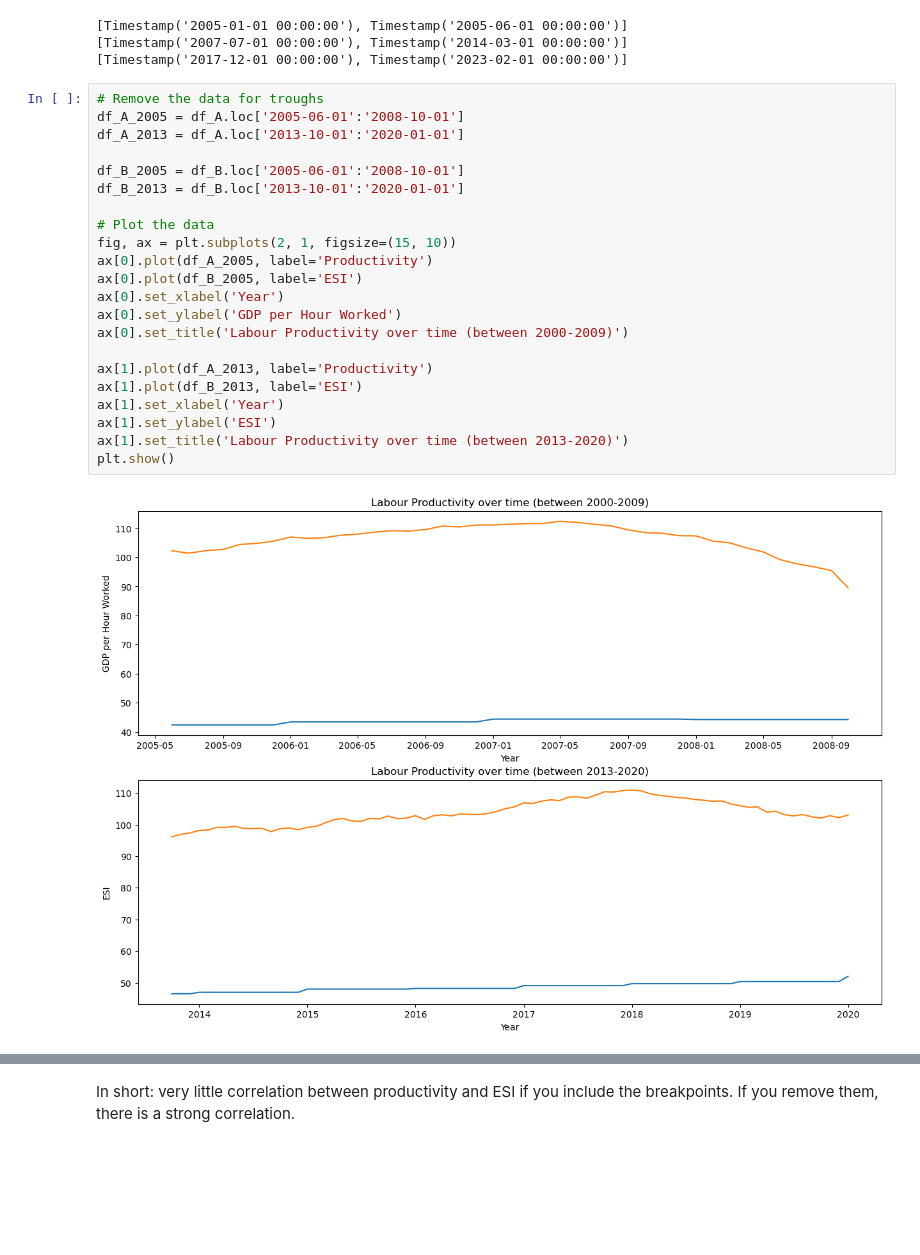
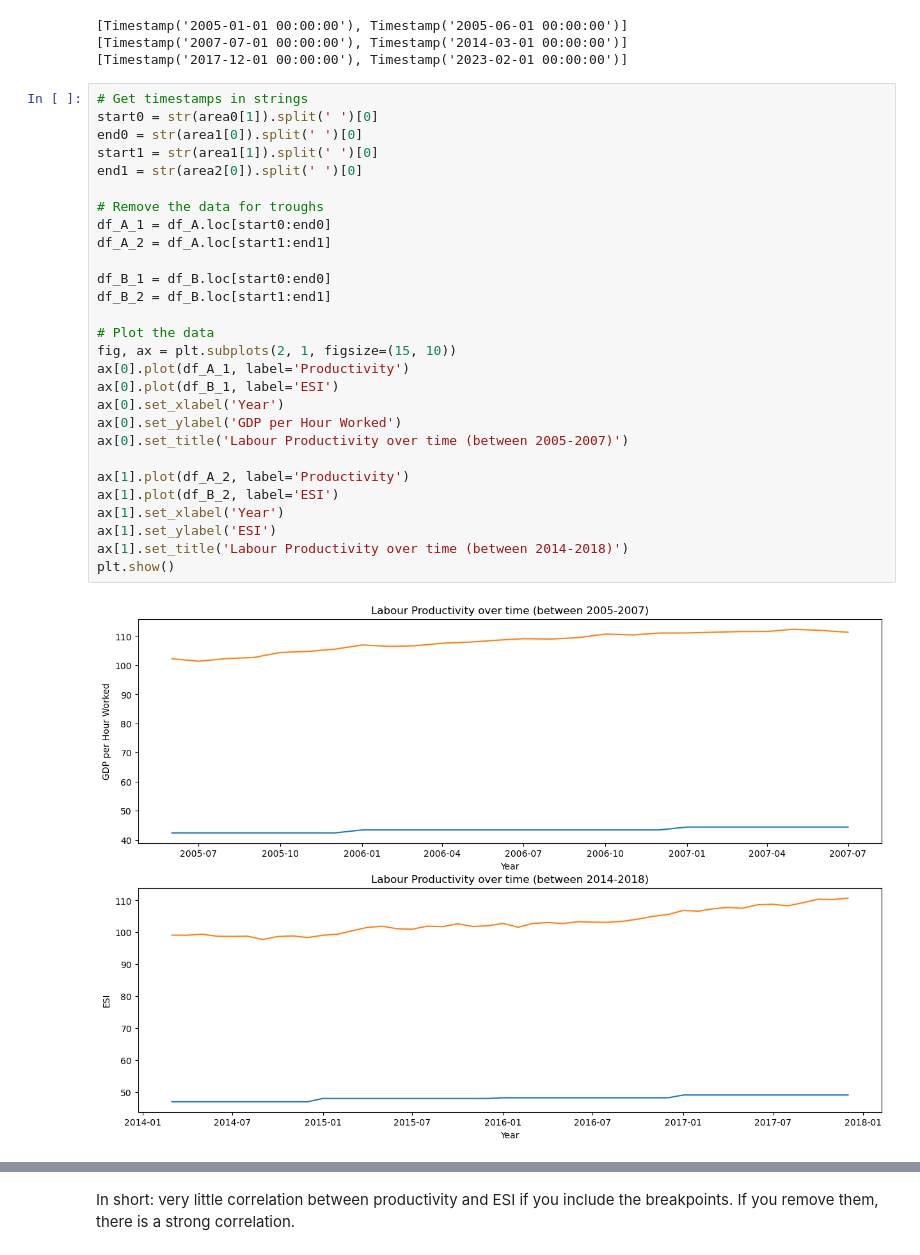
Before and after one commit to JoanneLin168/ADS-European-Productivity, a Jupyter notebook: Notebooks/productivityVsESI.ipynb, the cells around one changed output, grey strips where cells are left out. Drawn from its saved outputs; the diff is of its cells as text; blank space fills up the shorter version.

```diff
--- a/Notebooks/productivityVsESI.ipynb
+++ b/Notebooks/productivityVsESI.ipynb
@@ -166,28 +165,34 @@ print(area2)
 [Timestamp('2007-07-01 00:00:00'), Timestamp('2014-03-01 00:00:00')]
 [Timestamp('2017-12-01 00:00:00'), Timestamp('2023-02-01 00:00:00')]
 # %%
+# Get timestamps in strings
+start0 = str(area0[1]).split(' ')[0]
+end0 = str(area1[0]).split(' ')[0]
+start1 = str(area1[1]).split(' ')[0]
+end1 = str(area2[0]).split(' ')[0]
+
 # Remove the data for troughs
-df_A_2005 = df_A.loc['2005-06-01':'2008-10-01']
-df_A_2013 = df_A.loc['2013-10-01':'2020-01-01']
+df_A_1 = df_A.loc[start0:end0]
+df_A_2 = df_A.loc[start1:end1]
 
-df_B_2005 = df_B.loc['2005-06-01':'2008-10-01']
-df_B_2013 = df_B.loc['2013-10-01':'2020-01-01']
+df_B_1 = df_B.loc[start0:end0]
+df_B_2 = df_B.loc[start1:end1]
 
 # Plot the data
 fig, ax = plt.subplots(2, 1, figsize=(15, 10))
-ax[0].plot(df_A_2005, label='Productivity')
-ax[0].plot(df_B_2005, label='ESI')
+ax[0].plot(df_A_1, label='Productivity')
+ax[0].plot(df_B_1, label='ESI')
 ax[0].set_xlabel('Year')
 ax[0].set_ylabel('GDP per Hour Worked')
-ax[0].set_title('Labour Productivity over time (between 2000-2009)')
+ax[0].set_title('Labour Productivity over time (between 2005-2007)')
 
-ax[1].plot(df_A_2013, label='Productivity')
-ax[1].plot(df_B_2013, label='ESI')
+ax[1].plot(df_A_2, label='Productivity')
+ax[1].plot(df_B_2, label='ESI')
 ax[1].set_xlabel('Year')
 ax[1].set_ylabel('ESI')
-ax[1].set_title('Labour Productivity over time (between 2013-2020)')
+ax[1].set_title('Labour Productivity over time (between 2014-2018)')
 plt.show()
 # %% [output]
-[figure, old version]
+[figure, new version]
 # %%
 # Calculate correlations
```
Also changed, not shown: parts of 2 cells of this notebook.
